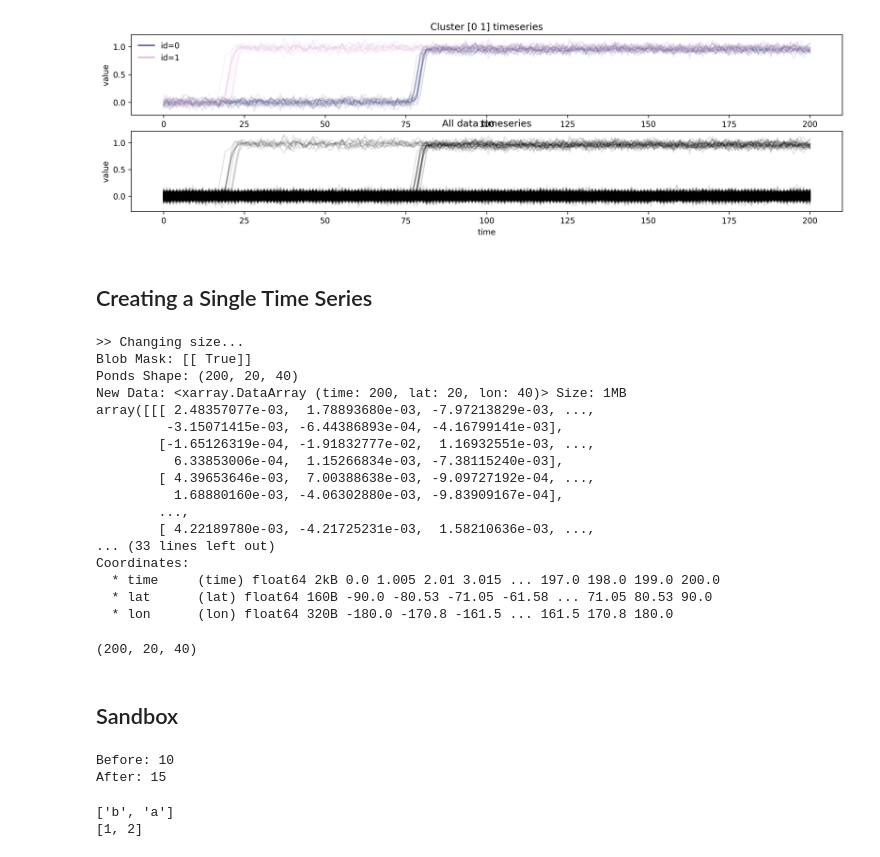
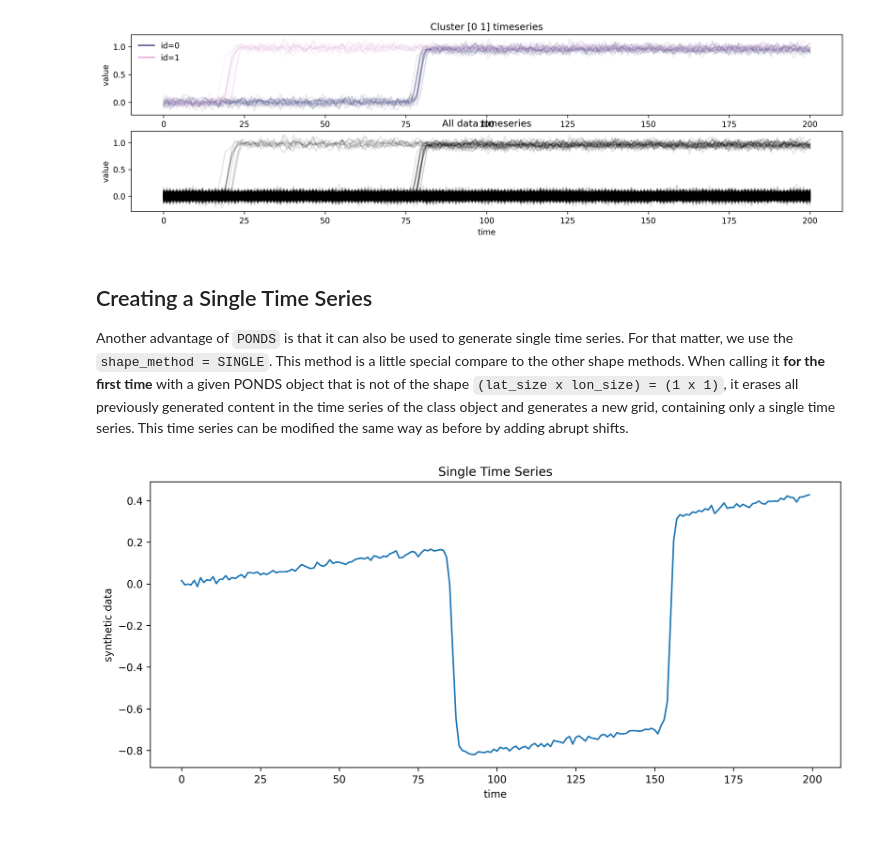
Before and after one commit to tipmip-hub/ponds, a Jupyter notebook: tutorials/synthetic_data.ipynb, the cells around one changed output. Cells and saved outputs as stored; diff of their text form; code cells hidden in the pictures.

```diff
--- a/tutorials/synthetic_data.ipynb
+++ b/tutorials/synthetic_data.ipynb
@@ -100,5 +126,7 @@ plot(random_seed=2,
 [figure]
 # %% [markdown]
 ## Creating a Single Time Series
+
+Another advantage of `PONDS` is that it can also be used to generate single time series. For that matter, we use the `shape_method = SINGLE`. This method is a little special compare to the other shape methods. When calling it **for the first time** with a given PONDS object that is not of the shape `(lat_size x lon_size) = (1 x 1)`, it erases all previously generated content in the time series of the class object and generates a new grid, containing only a single time series. This time series can be modified the same way as before by adding abrupt shifts.
 # %%
 from ponds import PONDS, SINGLE, SIGMOID
@@ -105,67 +134,30 @@ from ponds import PONDS, SINGLE, SIGMOID
 # %%
-pd = PONDS(lat_size=20,
-           lon_size=40,
+pd = PONDS(
            time_size=200,
+           background_noise=0.01,
+           background_trend=0.002
            )
 
 
 pd.add_shift(random_seed=1,
              shape_method=SINGLE,
              shift_method=SIGMOID)
+
+shift_dict = {"shift_magnitude" : -1}
+pd.add_shift(random_seed=2,
+             shape_method=SINGLE,
+             shift_method=SIGMOID,
+             kwargs=shift_dict,
+             )
-# %% [output]
->> Changing size...
-Blob Mask: [[ True]]
-Ponds Shape: (200, 20, 40)
-New Data: <xarray.DataArray (time: 200, lat: 20, lon: 40)> Size: 1MB
-array([[[ 2.48357077e-03,  1.78893680e-03, -7.97213829e-03, ...,
-         -3.15071415e-03, -6.44386893e-04, -4.16799141e-03],
-        [-1.65126319e-04, -1.91832777e-02,  1.16932551e-03, ...,
-          6.33853006e-04,  1.15266834e-03, -7.38115240e-03],
-        [ 4.39653646e-03,  7.00388638e-03, -9.09727192e-04, ...,
-          1.68880160e-03, -4.06302880e-03, -9.83909167e-04],
-        ...,
-        [ 4.22189780e-03, -4.21725231e-03,  1.58210636e-03, ...,
-... (33 lines left out)
-Coordinates:
-  * time     (time) float64 2kB 0.0 1.005 2.01 3.015 ... 197.0 198.0 199.0 200.0
-  * lat      (lat) float64 160B -90.0 -80.53 -71.05 -61.58 ... 71.05 80.53 90.0
-  * lon      (lon) float64 320B -180.0 -170.8 -161.5 ... 161.5 170.8 180.0
 # %%
-pd.data.shape
+ts = pd.get_ts(single=True)
+
+
+plt.plot(ts)
+
+plt.title("Single Time Series")
+plt.xlabel("time")
+plt.ylabel("synthetic data")
+plt.show()
 # %% [output]
-(200, 20, 40)
+[figure, added]
-# %% [markdown]
-## Sandbox
-# %%
-class A:
-    def __init__(self):
-        self.value = 10
-
-    def do_some(self):
-        b = B(a)
-        b.modify_a()
-
-class B:
-    def __init__(self, class_a_obj):
-        self.class_a = class_a_obj  # store reference to A
-
-    def modify_a(self):
-        self.class_a.value += 5  # modify attribute of A
-
-# Usage
-a = A()
-print("Before:", a.value)
-
-a.do_some()
-
-print("After:", a.value)
-# %% [output]
-Before: 10
-After: 15
-# %%
-d = {"b":1, "a":2}
-print(list(d.keys()))
-print(list(d.values()))
-# %% [output]
-['b', 'a']
-[1, 2]
```
Also changed, not shown: parts of 13 cells of this notebook, 4 other files.
